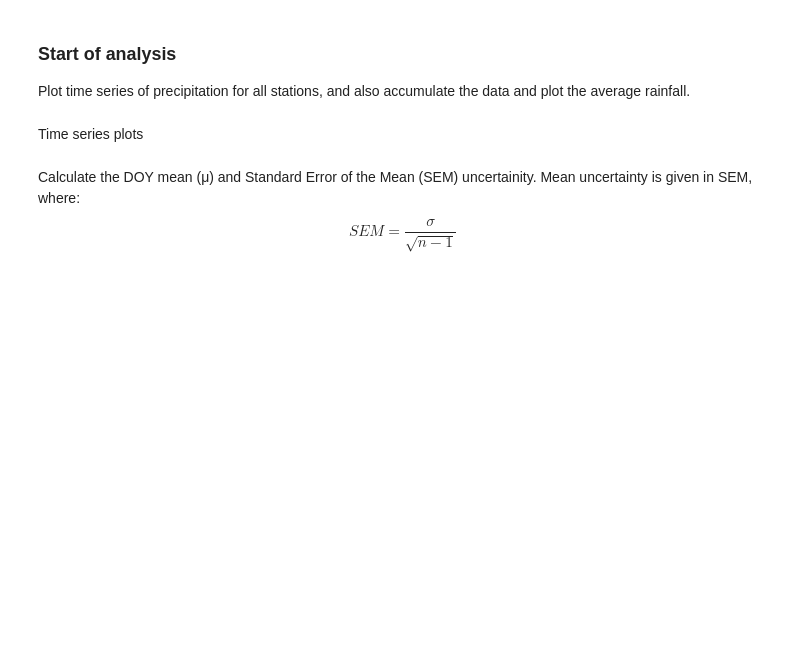
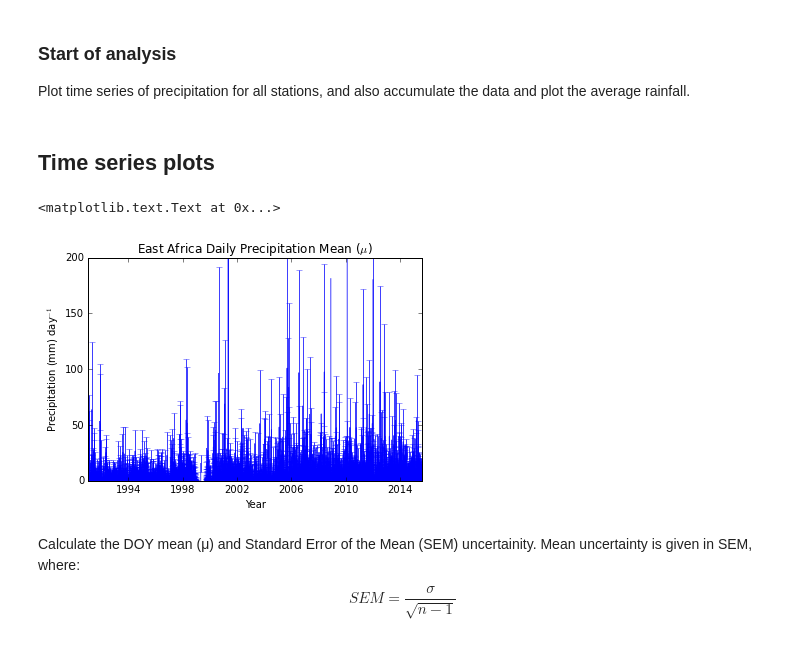
Before and after one commit to elinahkk/Masters, a Jupyter notebook: GHCN_data.ipynb, the cells around one changed output. Saved outputs shown, nothing was run; the diff lists cells and outputs as text; code cells hidden in the pictures; blank space fills up the shorter version.

```diff
--- a/GHCN_data.ipynb
+++ b/GHCN_data.ipynb
@@ -71,5 +75,5 @@ plt.title("Station {0:s}".format(station))
 # %% [markdown]
-Time series plots
+## Time series plots
 # %%
 def daily_mean(date, df):
     """
@@ -77,14 +81,10 @@ def daily_mean(date, df):
     ignoring NAN values.
     """
     tmp = np.array([df_prcp[key][day] for key in df_prcp.keys()])
-    return np.nanmean(tmp), np.nanstd(tmp)
-
-means = []
-stds = []
-sem = []
-for day in df_prcp.index:
-    #print(day)
-    #daily_mean(date=day, df=df_prcp)
-    means.append(np.nanmean(np.array([df_prcp[key][day] for key in df_prcp.keys()])))
-    sem.append(np.nanstd(np.array(([df_prcp[key][day]/np.sqrt(len(np.array(df_prcp[key][day]))-1) for key in df_prcp.keys()]))))
-    stds.append(np.nanstd(np.array([df_prcp[key][day] for key in df_prcp.keys()])))
+    valid = tmp > -1
+    tmp = tmp[valid]
+    mean = np.mean(tmp)
+    std = np.std(tmp)
+    count = len(tmp)
+    sem = std/np.sqrt(count -1)
+    return mean, std, count, sem
@@ -90,0 +93,17 @@ for day in df_prcp.index:
+# %%
+means = []
+stds = []
+sems = []
+for day in df_prcp.index:#[10000:10005]
+    tmp = np.array([df_prcp[key][day] for key in df_prcp.keys()])
+    valid = tmp > -1
+    tmp = tmp[valid]
+    mean = np.mean(tmp)
+    std = np.std(tmp)
+    count = len(tmp)
+    sem = std/np.sqrt(count -1)
+    #print(day.date())
+    #print(daily_mean(date=day, df=df_prcp))
+    means.append(mean)
+    stds.append(std)
+    sems.append(sem)
@@ -91,6 +112,11 @@ for day in df_prcp.index:
 # %%
-plt.errorbar(df_prcp.index, means ,Xerr=None, yerr=df_prcp.sem, alpha=0.75)
+plt.errorbar(df_prcp.index,means,yerr=sems,xerr=None,alpha=0.75)
+plt.xlim(xmin='1991-01-01',xmax='2015-08-31')
+plt.ylim((0.0,200))
 plt.title("East Africa Daily Precipitation Mean ($\mu$) ")
 plt.ylabel("Precipitation (mm) day$^{-1}$")
 plt.xlabel("Year")
+# %% [output]
+<matplotlib.text.Text at 0x...>
+[figure, added]
 # %%
```
Also changed, not shown: parts of 17 cells of this notebook, 1 other file.
